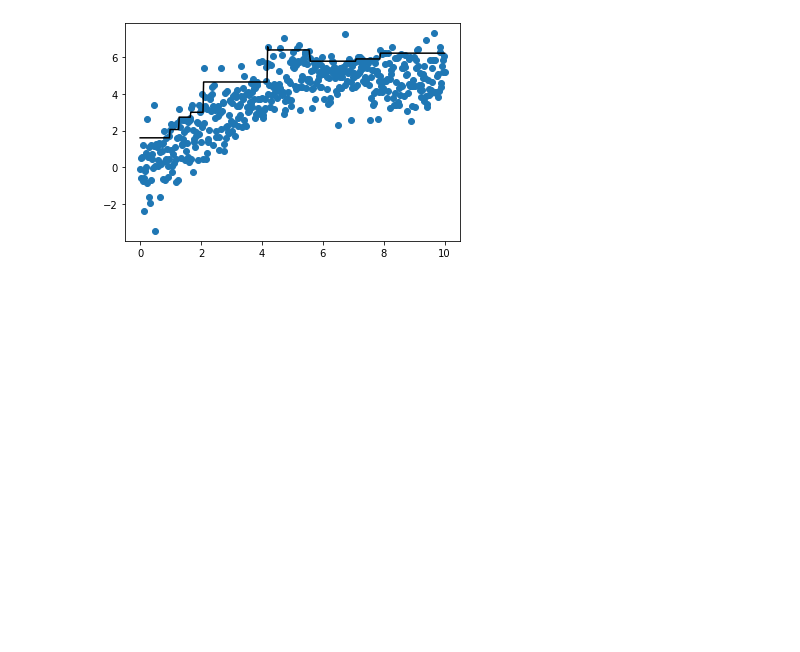
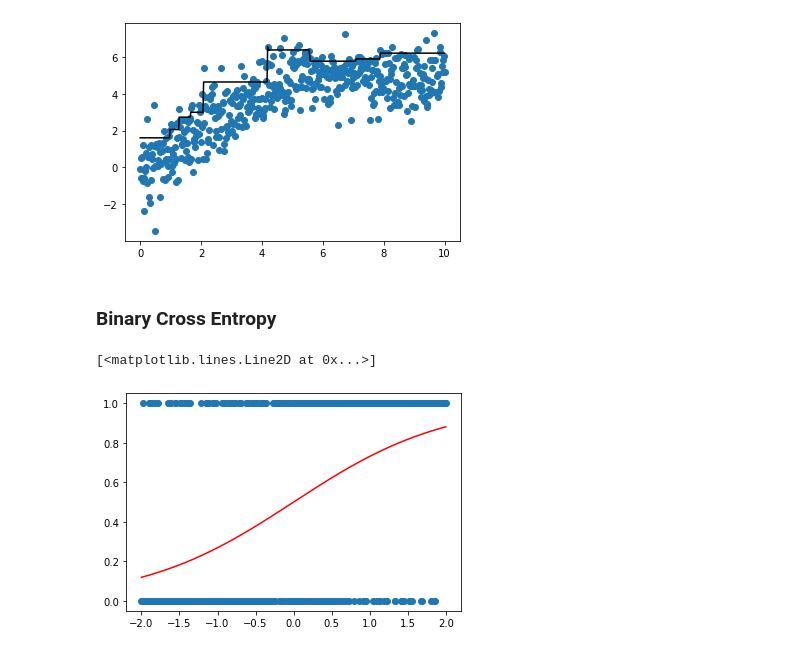
Before and after one commit to mcb00/blog, a Jupyter notebook: _drafts/freedman-gbm-implementation.ipynb, the cells around one changed output. Cells and saved outputs as stored; diff of their text form; code cells hidden in the pictures; blank space fills up the shorter version.

```diff
--- a/_drafts/hacks-for-freedman-gbm.ipynb
+++ b/_drafts/freedman-gbm-implementation.ipynb
@@ -322,3 +307,18 @@ plt.plot(x, gbm.predict(x), 'k-')
 # %% [output]
 [<matplotlib.lines.Line2D at 0x...>]
 [figure]
+# %% [markdown]
+### Binary Cross Entropy
+# %%
+rng = np.random.default_rng()
+x = np.linspace(-2, 2, 500)
+expit = lambda t: np.exp(t) / (1 + np.exp(t))
+p = expit(x)
+y = rng.binomial(1, p, size=p.shape)
+x = x.reshape(-1,1)
+# %%
+plt.plot(x, y, 'o')
+plt.plot(x, p, '-r')
+# %% [output]
+[<matplotlib.lines.Line2D at 0x...>]
+[figure, added]
```
Also changed, not shown: parts of 6 cells of this notebook.
